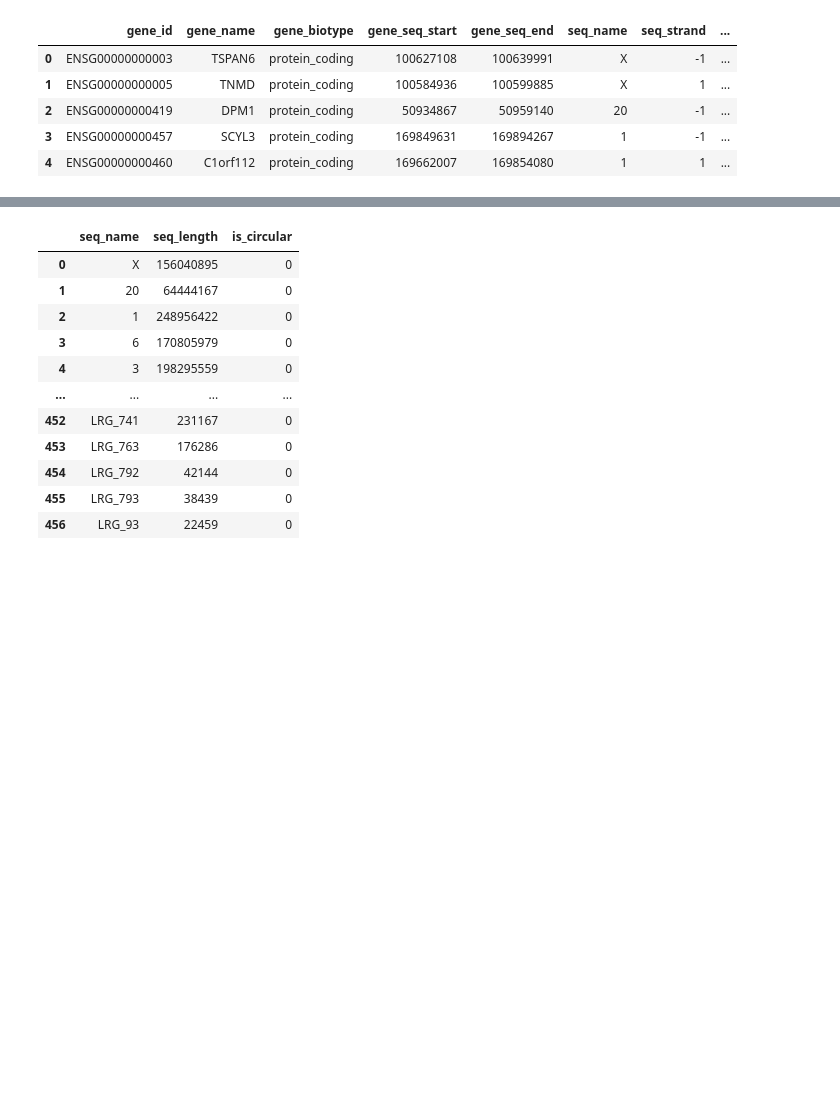
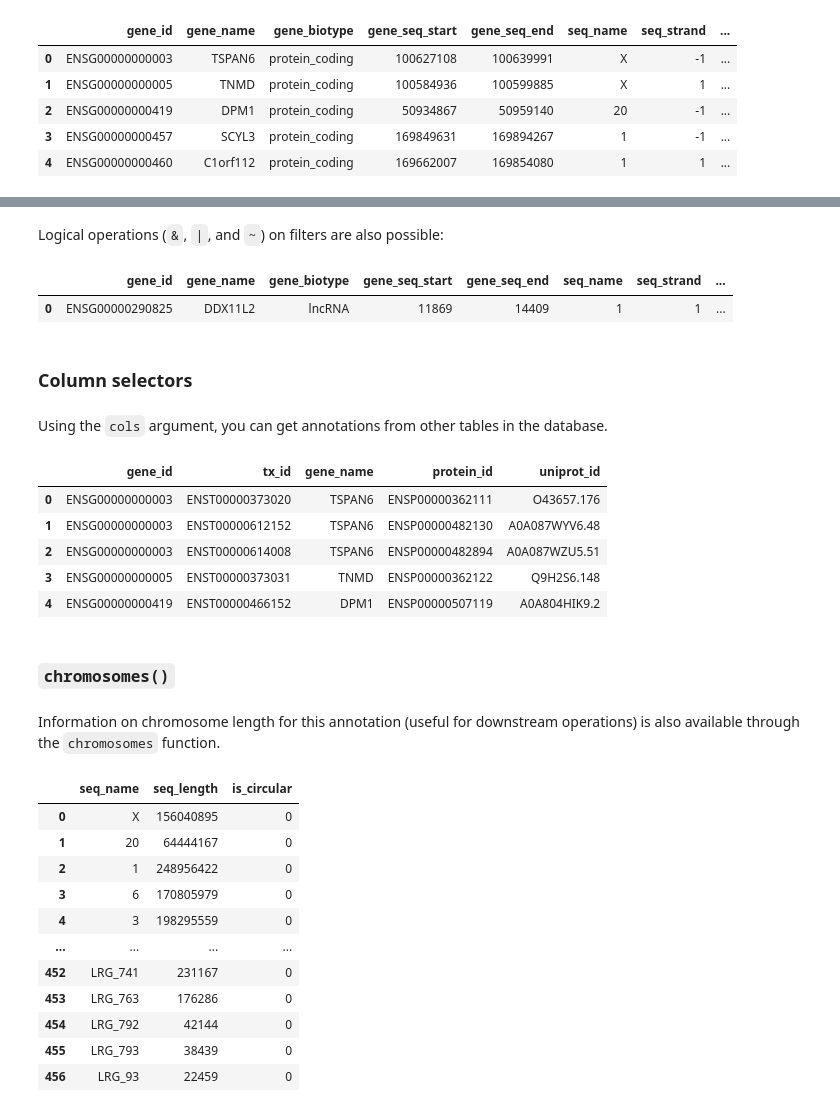
Before and after one commit to scverse/genomic-features, a Jupyter notebook: docs/notebooks/basic_usage.ipynb, the cells around one changed output, grey strips where cells are left out. Saved outputs shown, nothing was run; the diff lists cells and outputs as text; code cells hidden in the pictures; blank space fills up the shorter version.

```diff
--- a/docs/notebooks/basic_usage.ipynb
+++ b/docs/notebooks/basic_usage.ipynb
@@ -51,3 +75,29 @@ genes.head()
+# %% [markdown]
+Logical operations (`&`, `|`, and `~`) on filters are also possible:
+# %%
+ensdb.genes(
+    filter=gf.filters.GeneBioTypeFilter("lncRNA") & gf.filters.GeneRangesFilter("1:10000-20000")
+)
+# %% [output]
+|  | gene_id | gene_name | gene_biotype | gene_seq_start | gene_seq_end | seq_name | seq_strand | ... |
+| 0 | ENSG00000290825 | DDX11L2 | lncRNA | 11869 | 14409 | 1 | 1 | ... |
+# %% [markdown]
+### Column selectors
+# %% [markdown]
+Using the `cols` argument, you can get annotations from other tables in the database.
+# %%
+ensdb.genes(cols=["gene_id", "tx_id", "gene_name", "protein_id", "uniprot_id"]).head()
+# %% [output]
+|  | gene_id | tx_id | gene_name | protein_id | uniprot_id |
+| 0 | ENSG00000000003 | ENST00000373020 | TSPAN6 | ENSP00000362111 | O43657.176 |
+| 1 | ENSG00000000003 | ENST00000612152 | TSPAN6 | ENSP00000482130 | A0A087WYV6.48 |
+| 2 | ENSG00000000003 | ENST00000614008 | TSPAN6 | ENSP00000482894 | A0A087WZU5.51 |
+| 3 | ENSG00000000005 | ENST00000373031 | TNMD | ENSP00000362122 | Q9H2S6.148 |
+| 4 | ENSG00000000419 | ENST00000466152 | DPM1 | ENSP00000507119 | A0A804HIK9.2 |
+# %% [markdown]
+### `chromosomes()`
+# %% [markdown]
+Information on chromosome length for this annotation (useful for downstream operations) is also available through the `chromosomes` function.
 # %%
 ensdb.chromosomes()
 # %% [output]
```
Also changed, not shown: parts of 10 cells of this notebook.
